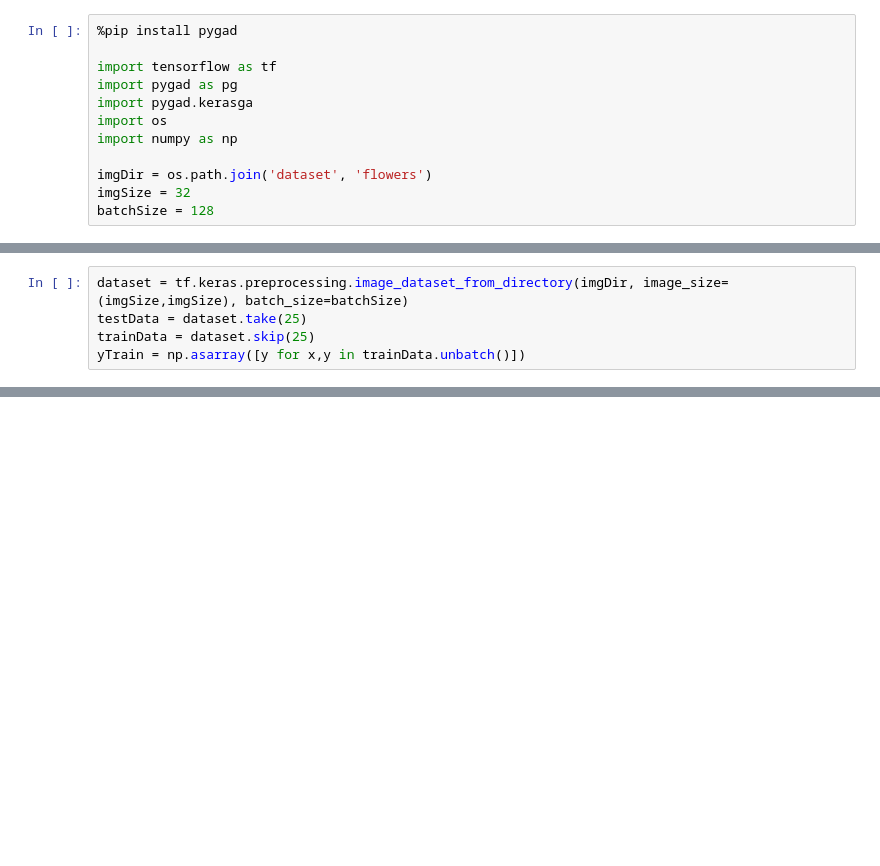
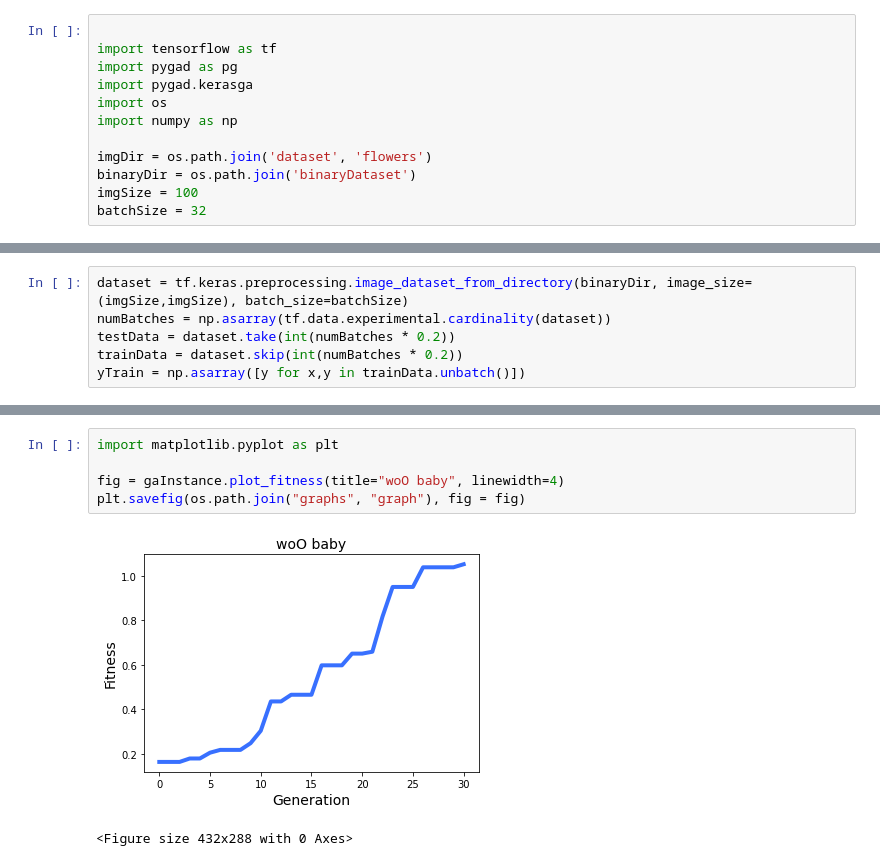
Before and after one commit to rjbray915/CS420FinalProject, a Jupyter notebook: verifyNeural.ipynb, the cells around one changed output, grey strips where cells are left out. Saved outputs shown, nothing was run; the diff lists cells and outputs as text; blank space fills up the shorter version.

```diff
--- a/verifyNeural.ipynb
+++ b/verifyNeural.ipynb
@@ -6,7 +7,6 @@ drive.mount('/content/drive')
 # %% [output]
 ModuleNotFoundError: No module named 'google.colab'
 # %%
-%pip install pygad
 
 import tensorflow as tf
 import pygad as pg
@@ -15,5 +15,6 @@ import os
 import numpy as np
 
 imgDir = os.path.join('dataset', 'flowers')
-imgSize = 32
-batchSize = 128
+binaryDir = os.path.join('binaryDataset')
+imgSize = 100
+batchSize = 32
@@ -35,6 +21,7 @@ You should consider upgrading via the 'd:\rbfre\Github\CS420FinalProject\.venv\S
 # %%
-dataset = tf.keras.preprocessing.image_dataset_from_directory(imgDir, image_size=(imgSize,imgSize), batch_size=batchSize)
-testData = dataset.take(25)
-trainData = dataset.skip(25)
+dataset = tf.keras.preprocessing.image_dataset_from_directory(binaryDir, image_size=(imgSize,imgSize), batch_size=batchSize)
+numBatches = np.asarray(tf.data.experimental.cardinality(dataset))
+testData = dataset.take(int(numBatches * 0.2))
+trainData = dataset.skip(int(numBatches * 0.2))
 yTrain = np.asarray([y for x,y in trainData.unbatch()])
 # %% [output]
@@ -150,0 +178,8 @@ KeyboardInterrupt:
+# %%
+import matplotlib.pyplot as plt
+
+fig = gaInstance.plot_fitness(title="woO baby", linewidth=4)
+plt.savefig(os.path.join("graphs", "graph"), fig = fig)
+# %% [output]
+[figure, added]
+<Figure size 432x288 with 0 Axes>
```
Also changed, not shown: parts of 11 cells of this notebook, 6 other files.
